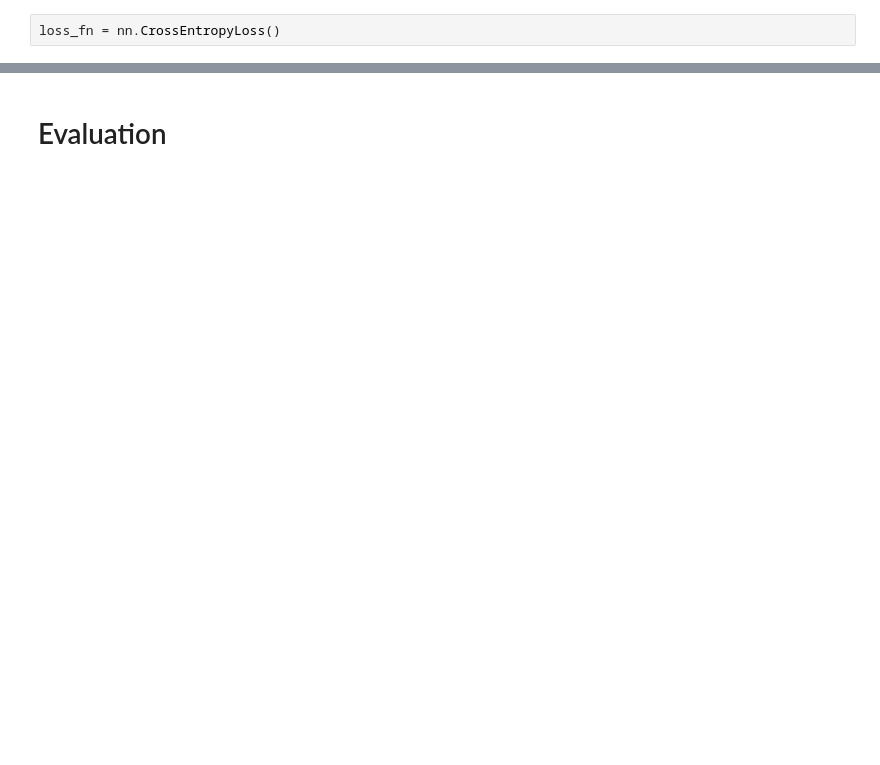
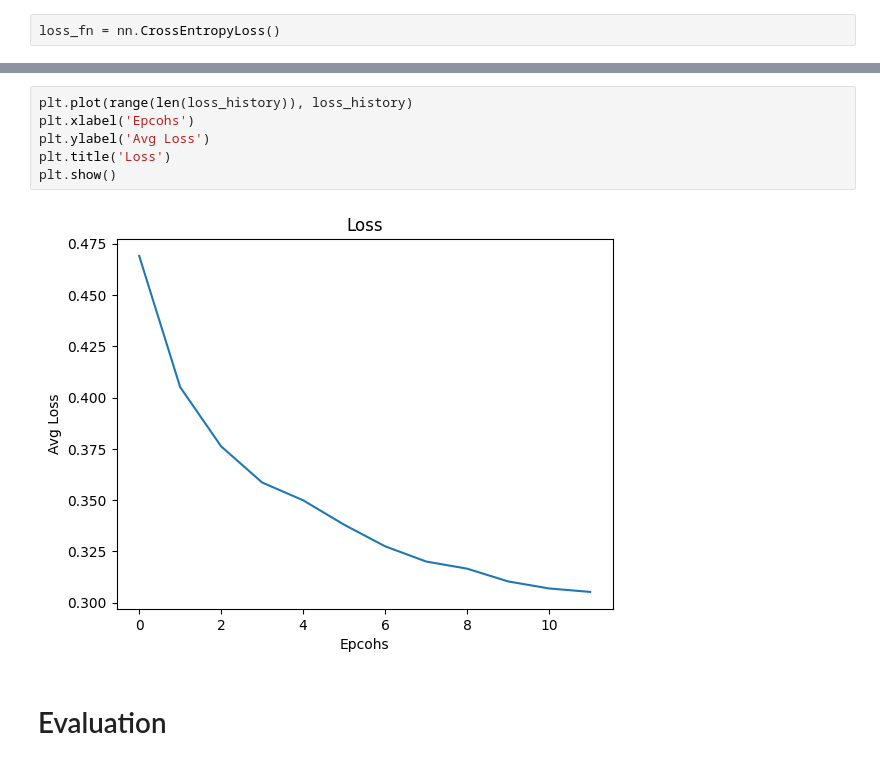
Before and after one commit to TypicalMango/Ensemble-CNN-PyTorch, a Jupyter notebook: simple-pytorch-ensemble-cnn.ipynb, the cells around one changed output, grey strips where cells are left out. Drawn from its saved outputs; the diff is of its cells as text; blank space fills up the shorter version.

```diff
--- a/simple-pytorch-ensemble-cnn.ipynb
+++ b/simple-pytorch-ensemble-cnn.ipynb
@@ -201,3 +217,11 @@ Done!
+# %%
+plt.plot(range(len(loss_history)), loss_history)
+plt.xlabel('Epcohs')
+plt.ylabel('Avg Loss')
+plt.title('Loss')
+plt.show()
+# %% [output]
+[figure, added]
 # %% [markdown]
 # Evaluation
 # %%
```
Also changed, not shown: parts of 8 cells of this notebook.
